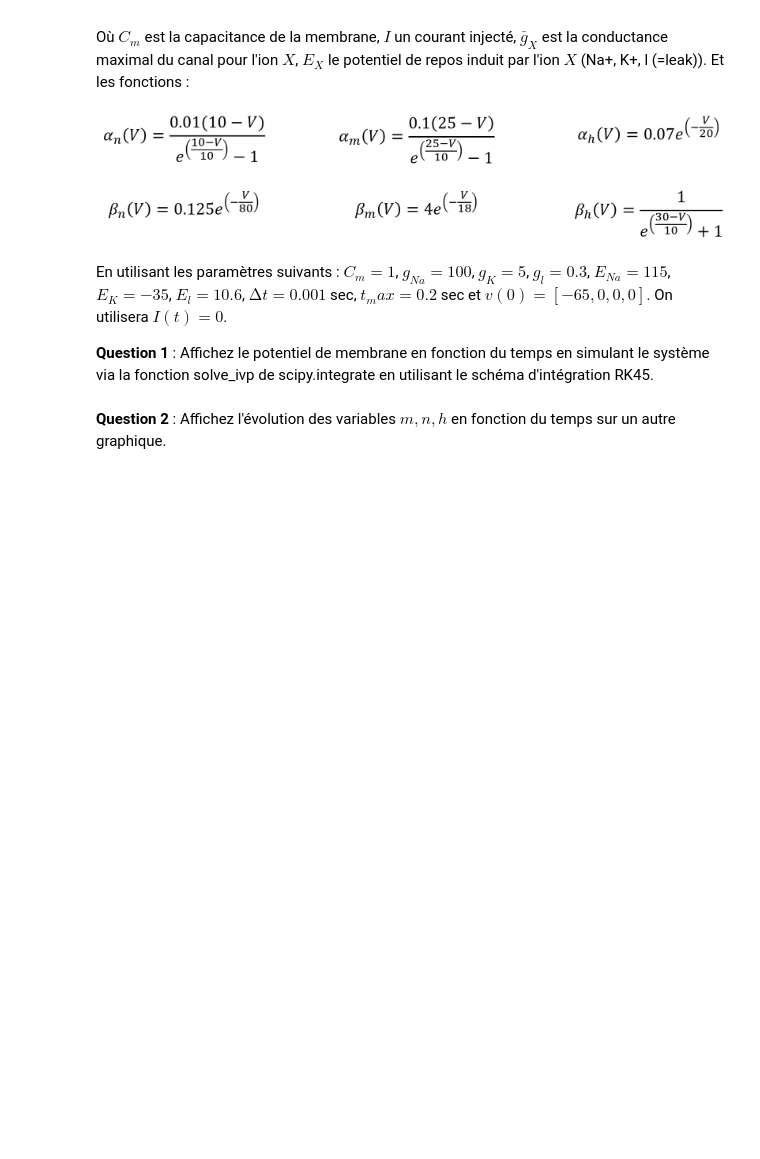
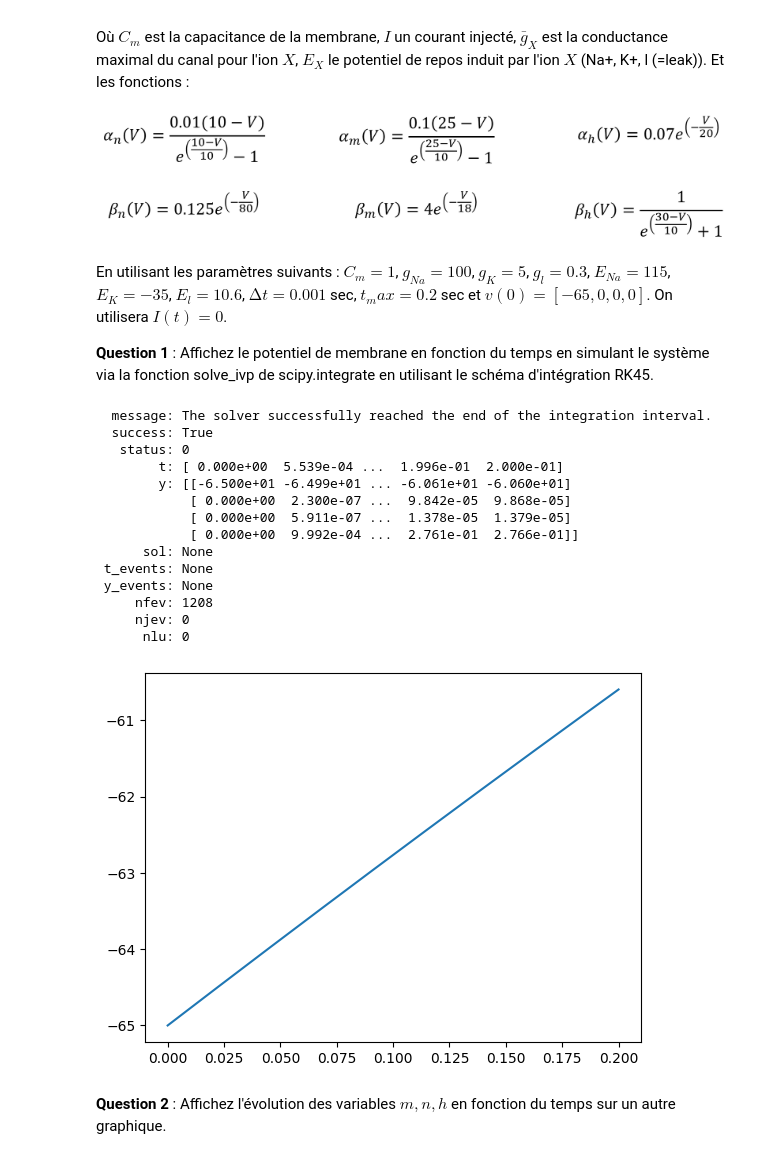
Before and after one commit to Laurane67/BINFA2025_TP5, a Jupyter notebook: BINFA2025_TP5.ipynb, the cells around one changed output. Saved outputs shown, nothing was run; the diff lists cells and outputs as text; code cells hidden in the pictures; blank space fills up the shorter version.

```diff
--- a/BINFA2025_TP5.ipynb
+++ b/BINFA2025_TP5.ipynb
@@ -19,2 +17,72 @@ print("Votre code ici !")
+# %%
+from scipy.integrate import solve_ivp
+import numpy as np
+import matplotlib.pyplot as plt
+import math
+
+
+Cm = 1
+gNa = 100
+gK = 5
+gl = 0.3
+ENa = 115
+EK = -35
+El = 10.6
+dt = 0.001
+tmax = 0.2
+v0 = [-65, 0, 0, 0]
+It = 0
+
+
+def alpha_n(V):
+    return 0.01 * (10 - V) / (math.exp((10 - V) / 10) - 1)
+
+def beta_n(V):
+    return 0.125 * math.exp(-V / 80)
+
+def alpha_m(V):
+    return 0.1 * (25 - V) / (math.exp((25 - V) / 10) - 1)
+
+def beta_m(V):
+    return 4 * math.exp(-V / 18)
+
+def alpha_h(V):
+    return 0.07 * math.exp(-V / 20)
+
+def beta_h(V):
+    return 1 / (math.exp((30 - V) / 10) + 1)
+
+
+def HH(t, y):
+  V, n, m, h = y
+  dVdt = It - gK * n**4 * (V - EK) - gNa * m**3 * h * (V - ENa) - gl * (V - El)
+  dndt = alpha_n(V) * (1 - n) - beta_n(V) * n
+  dmdt = alpha_m(V) * (1 - m) - beta_m(V) * m
+  dhdt = alpha_h(V) * (1 - h) - beta_h(V) * h
+
+  return [dVdt, dndt, dmdt, dhdt]
+
+res = solve_ivp(HH, [0, tmax], v0, method='RK45', max_step=dt)
+
+print(res)
+
+plt.plot(res.t, res.y[0])
+plt.show()
+# %% [output]
+  message: The solver successfully reached the end of the integration interval.
+  success: True
+   status: 0
+        t: [ 0.000e+00  5.539e-04 ...  1.996e-01  2.000e-01]
+        y: [[-6.500e+01 -6.499e+01 ... -6.061e+01 -6.060e+01]
+            [ 0.000e+00  2.300e-07 ...  9.842e-05  9.868e-05]
+            [ 0.000e+00  5.911e-07 ...  1.378e-05  1.379e-05]
+            [ 0.000e+00  9.992e-04 ...  2.761e-01  2.766e-01]]
+      sol: None
+ t_events: None
+ y_events: None
+     nfev: 1208
+     njev: 0
+      nlu: 0
+[figure, added]
 # %% [markdown]
 **Question 2** : Affichez l'évolution des variables $m,n,h$ en fonction du temps sur un autre graphique.
```
Also changed, not shown: parts of 2 cells of this notebook.
